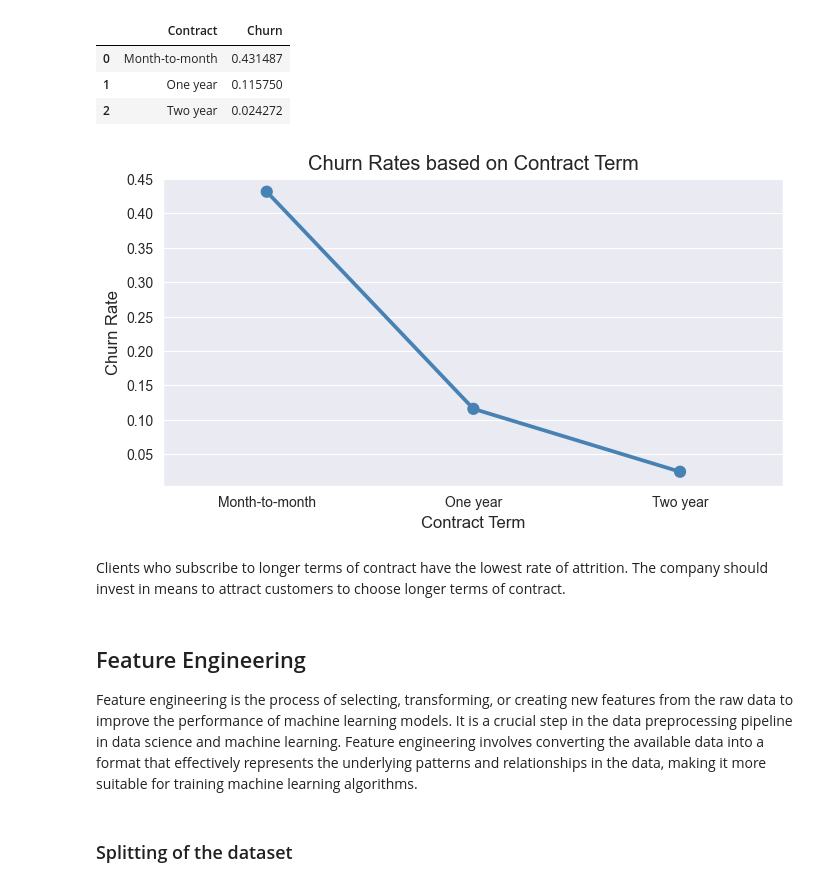
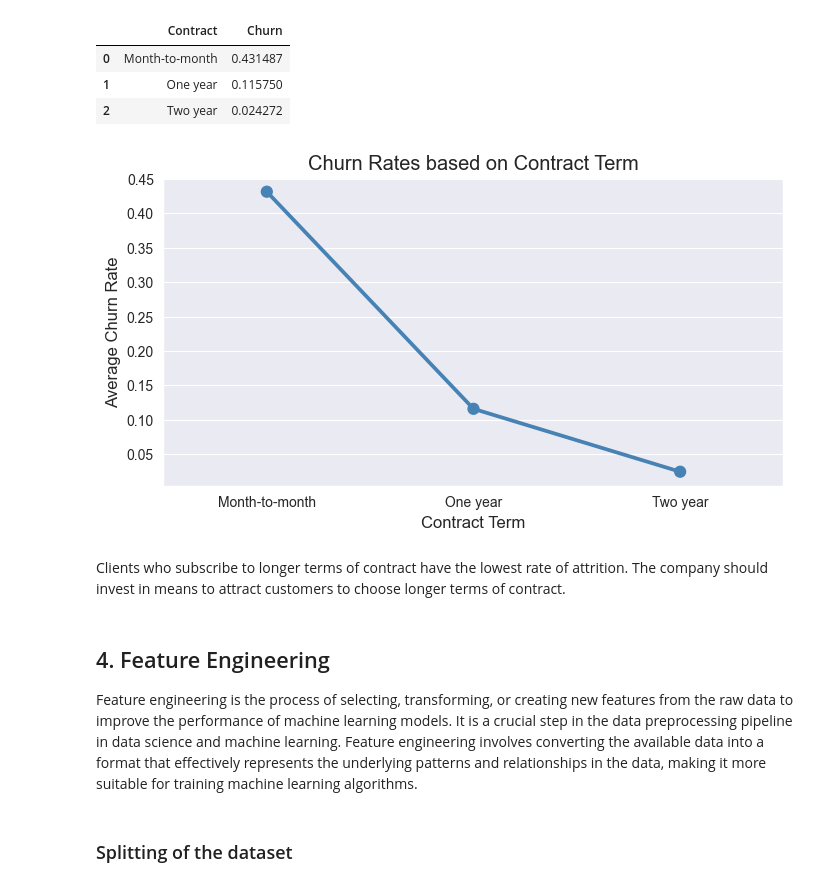
Before and after one commit to kaitany/Telecommunications-Churn-Analysis, a Jupyter notebook: Predicting_Customer_Churn.ipynb, the cells around one changed output. Drawn from its saved outputs; the diff is of its cells as text; code cells hidden in the pictures.

```diff
--- a/Predicting_Customer_Churn.ipynb
+++ b/Predicting_Customer_Churn.ipynb
@@ -2154,20 +2210,20 @@ churn_rates_by_contract
 # %%
 # Create a point plot
 plt.figure(figsize=(8, 4))
 sns.pointplot(data=churn_rates_by_contract, x='Contract', y='Churn', color='steelblue')
 plt.title('Churn Rates based on Contract Term')
 plt.xlabel('Contract Term')
-plt.ylabel('Churn Rate')
+plt.ylabel('Average Churn Rate')
 plt.show();
 # %% [output]
-[figure, old version]
+[figure, new version]
 # %% [markdown]
 Clients who subscribe to longer terms of contract have the lowest rate of attrition. The company should invest in means to attract customers to choose longer terms of contract.
 # %%
 #Convert 'Churn' column back to a category
 df['Churn'] = df['Churn'].replace({0: 'No', 1: 'Yes'})
 # %% [markdown]
-## Feature Engineering
+## 4. Feature Engineering
 
 Feature engineering is the process of selecting, transforming, or creating new features from the raw data to improve the performance of machine learning models. It is a crucial step in the data preprocessing pipeline in data science and machine learning. Feature engineering involves converting the available data into a format that effectively represents the underlying patterns and relationships in the data, making it more suitable for training machine learning algorithms.
 # %% [markdown]
```
Also changed, not shown: parts of 25 cells of this notebook, 18 other files.
